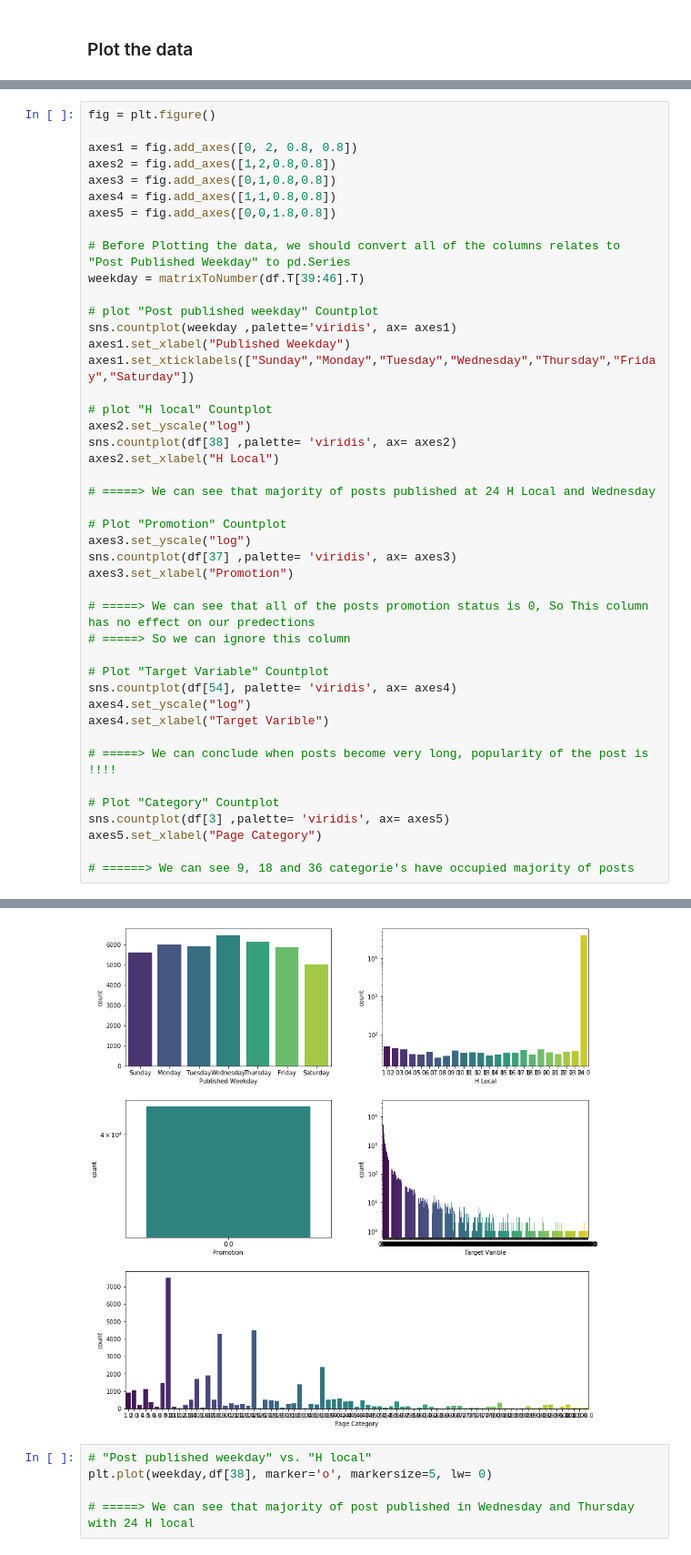
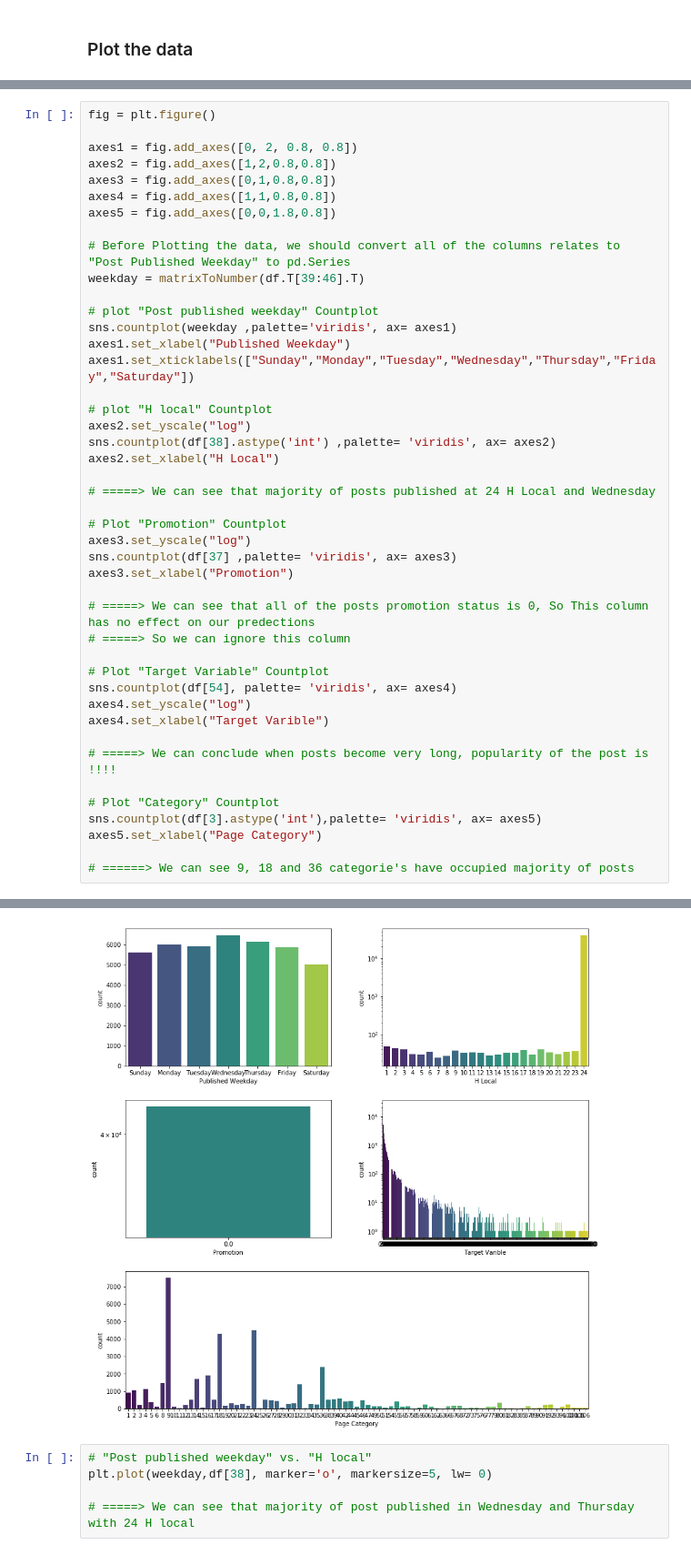
Before and after one commit to danietzio/Artificial-intelligence, a Jupyter notebook: UCI Facebook Comment Volume Dataset/Python/UCI Facebook Comment Volume Project.ipynb, the cells around one changed output, grey strips where cells are left out. Shown at 91% size. Cells and saved outputs as stored; diff of their text form.

```diff
--- a/UCI Facebook Comment Volume Dataset/Python/UCI Facebook Comment Volume Project.ipynb
+++ b/UCI Facebook Comment Volume Dataset/Python/UCI Facebook Comment Volume Project.ipynb
@@ -251,36 +251,36 @@ sns.countplot(weekday ,palette='viridis', ax= axes1)
 axes1.set_xlabel("Published Weekday")
 axes1.set_xticklabels(["Sunday","Monday","Tuesday","Wednesday","Thursday","Friday","Saturday"])
 
 # plot "H local" Countplot
 axes2.set_yscale("log")
-sns.countplot(df[38] ,palette= 'viridis', ax= axes2)
+sns.countplot(df[38].astype('int') ,palette= 'viridis', ax= axes2)
 axes2.set_xlabel("H Local")
 
 # =====> We can see that majority of posts published at 24 H Local and Wednesday
 
 # Plot "Promotion" Countplot
 axes3.set_yscale("log")
 sns.countplot(df[37] ,palette= 'viridis', ax= axes3)
 axes3.set_xlabel("Promotion")
 
 # =====> We can see that all of the posts promotion status is 0, So This column has no effect on our predections
 # =====> So we can ignore this column
 
 # Plot "Target Variable" Countplot
 sns.countplot(df[54], palette= 'viridis', ax= axes4)
 axes4.set_yscale("log")
 axes4.set_xlabel("Target Varible")
 
 # =====> We can conclude when posts become very long, popularity of the post is  !!!!
 
 # Plot "Category" Countplot
-sns.countplot(df[3] ,palette= 'viridis', ax= axes5)
+sns.countplot(df[3].astype('int'),palette= 'viridis', ax= axes5)
 axes5.set_xlabel("Page Category")
 
 # ======> We can see 9, 18 and 36 categorie's have occupied majority of posts
 # %% [output]
 <matplotlib.text.Text at 0x...>
-[figure, old version]
+[figure, new version]
 # %%
 # "Post published weekday" vs. "H local"
 plt.plot(weekday,df[38], marker='o', markersize=5, lw= 0)
```
Also changed, not shown: parts of 1 cell of this notebook.
